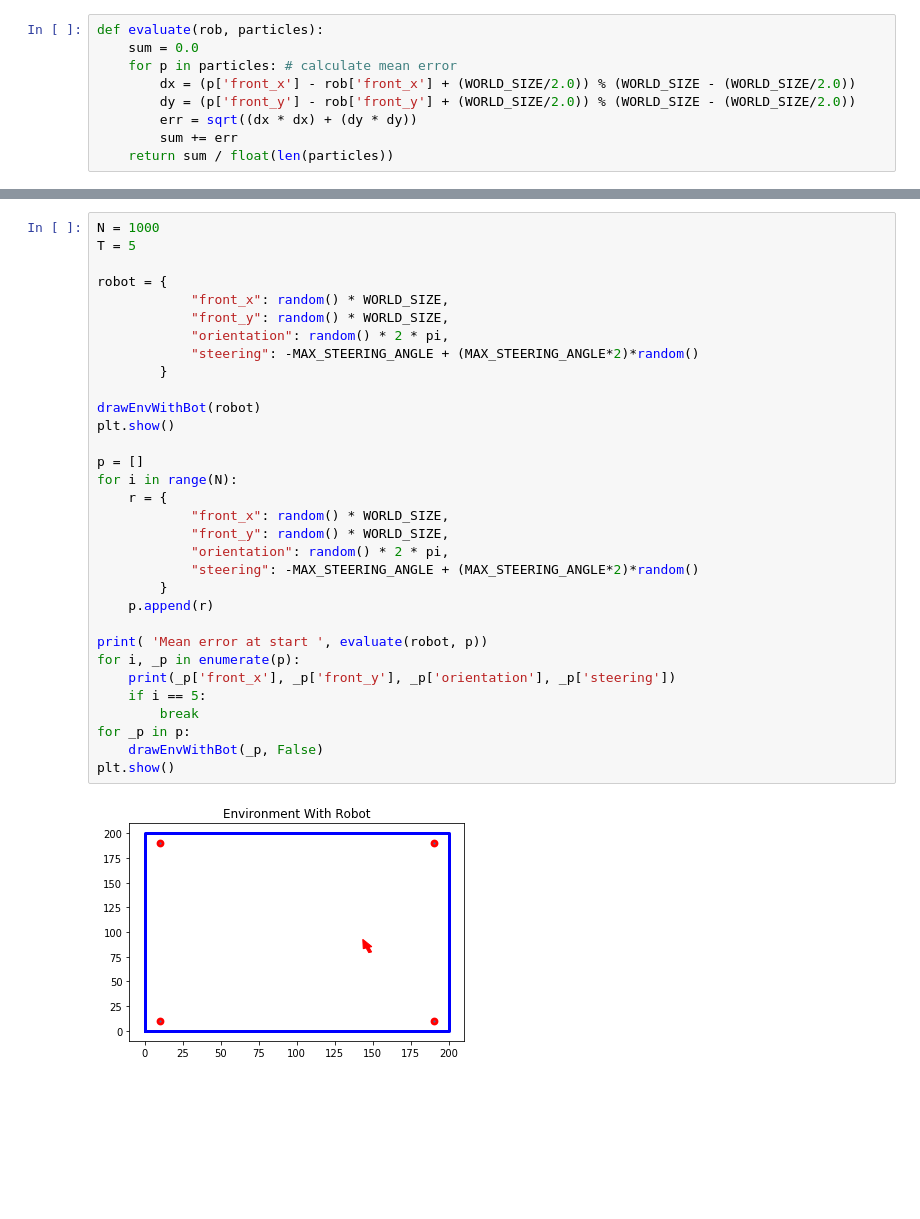
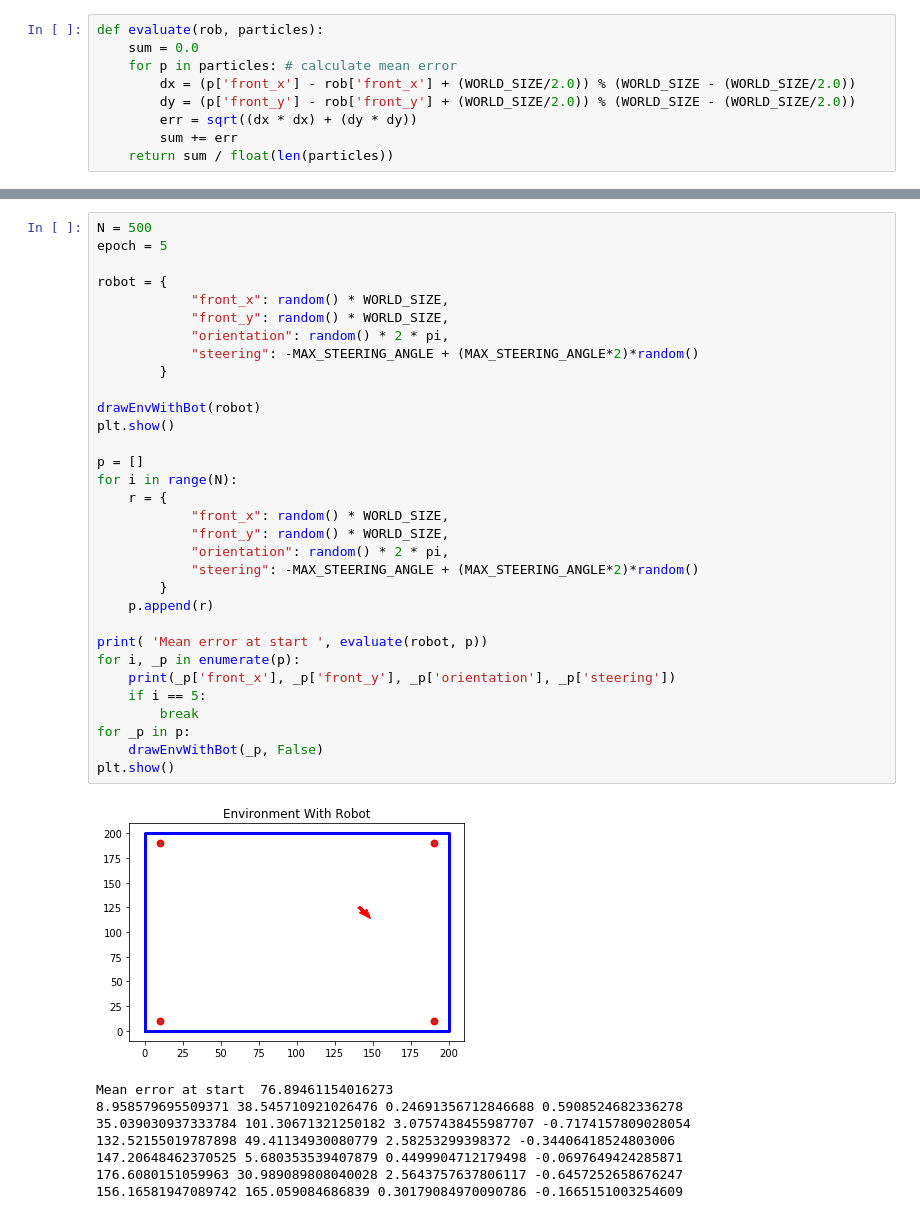
Before and after one commit to AidenWilliams/Robot-Localisation, a Jupyter notebook: Robot Localisation.ipynb, the cells around one changed output, grey strips where cells are left out. Cells and saved outputs as stored; diff of their text form; blank space fills up the shorter version.

```diff
--- a/Robot Localisation.ipynb
+++ b/Robot Localisation.ipynb
@@ -312,34 +366,41 @@ def evaluate(rob, particles):
 # %%
-N = 1000
-T = 5
+N = 500
+epoch = 5
 
 robot = {
             "front_x": random() * WORLD_SIZE,
             "front_y": random() * WORLD_SIZE,
             "orientation": random() * 2 * pi,
             "steering": -MAX_STEERING_ANGLE + (MAX_STEERING_ANGLE*2)*random()
         }
 
 drawEnvWithBot(robot)
 plt.show()
 
 p = []
 for i in range(N):
     r = {
             "front_x": random() * WORLD_SIZE,
             "front_y": random() * WORLD_SIZE,
             "orientation": random() * 2 * pi,
             "steering": -MAX_STEERING_ANGLE + (MAX_STEERING_ANGLE*2)*random()
         }
     p.append(r)
 
 print( 'Mean error at start ', evaluate(robot, p))
 for i, _p in enumerate(p):
     print(_p['front_x'], _p['front_y'], _p['orientation'], _p['steering'])
     if i == 5:
         break
 for _p in p:
     drawEnvWithBot(_p, False)
 plt.show()
 # %% [output]
-[figure, old version]
+[figure, new version]
+Mean error at start  76.89461154016273
+8.958579695509371 38.545710921026476 0.24691356712846688 0.5908524682336278
+35.039030937333784 101.30671321250182 3.0757438455987707 -0.7174157809028054
+132.52155019787898 49.41134930080779 2.58253299398372 -0.34406418524803006
+147.20648462370525 5.680353539407879 0.4499904712179498 -0.0697649424285871
+176.6080151059963 30.989089808040028 2.5643757637806117 -0.6457252658676247
+156.16581947089742 165.059084686839 0.30179084970090786 -0.1665151003254609
```
Also changed, not shown: parts of 21 cells of this notebook.
